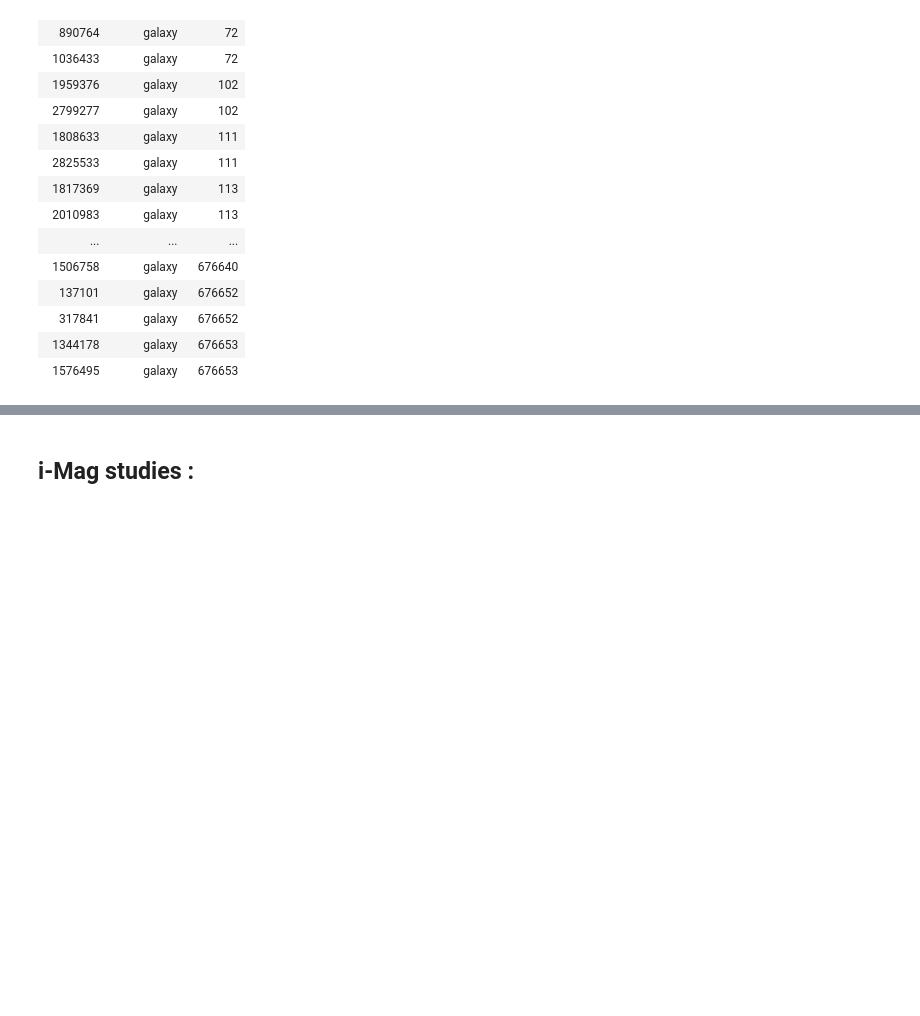
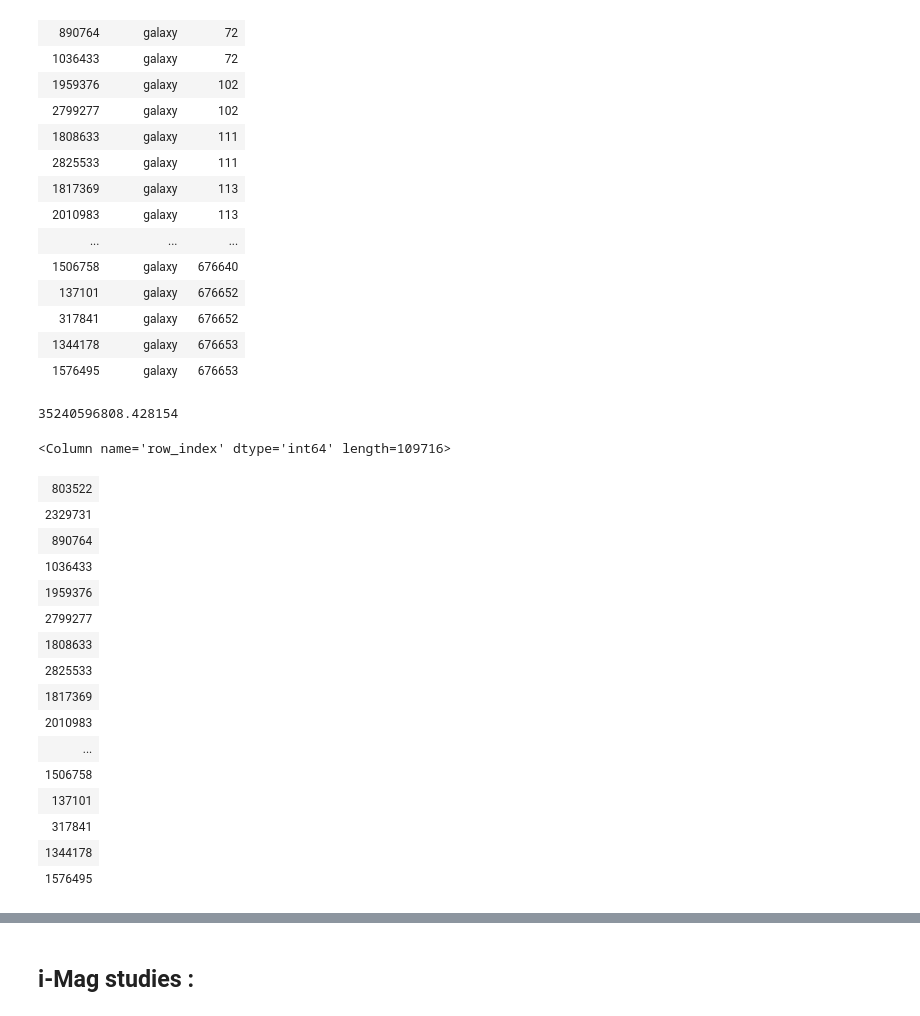
Before and after one commit to GabrielFrugier/stage_LSST, a Jupyter notebook: study_with_background_galaxies_for_2_1_syst.ipynb, the cells around one changed output, grey strips where cells are left out. Saved outputs shown, nothing was run; the diff lists cells and outputs as text; code cells hidden in the pictures; blank space fills up the shorter version.

```diff
--- a/study_with_background_galaxies_for_2_1_syst.ipynb
+++ b/study_with_background_galaxies_for_2_1_syst.ipynb
@@ -507,3 +535,27 @@ for i in range (0,len(ind_truth_all_2_1_back3)-2) :
+# %%
+truth_data['halo_mass'][ind_truth_all_2_1_back3[i-2]]
+# %% [output]
+35240596808.428154
+# %%
+ind_truth_all_2_1_back3
+# %% [output]
+<Column name='row_index' dtype='int64' length=109716>
+| 803522 |
+| 2329731 |
+| 890764 |
+| 1036433 |
+| 1959376 |
+| 2799277 |
+| 1808633 |
+| 2825533 |
+| 1817369 |
+| 2010983 |
+| ... |
+| 1506758 |
+| 137101 |
+| 317841 |
+| 1344178 |
+| 1576495 |
 # %%
 ind_truth_all_2_1_back_good3=ind_truth_all_2_1_back_good3[np.where(ind_truth_all_2_1_back_good3 != 0)[0]].copy()
 
```
Also changed, not shown: parts of 21 cells of this notebook, 4 other files.
